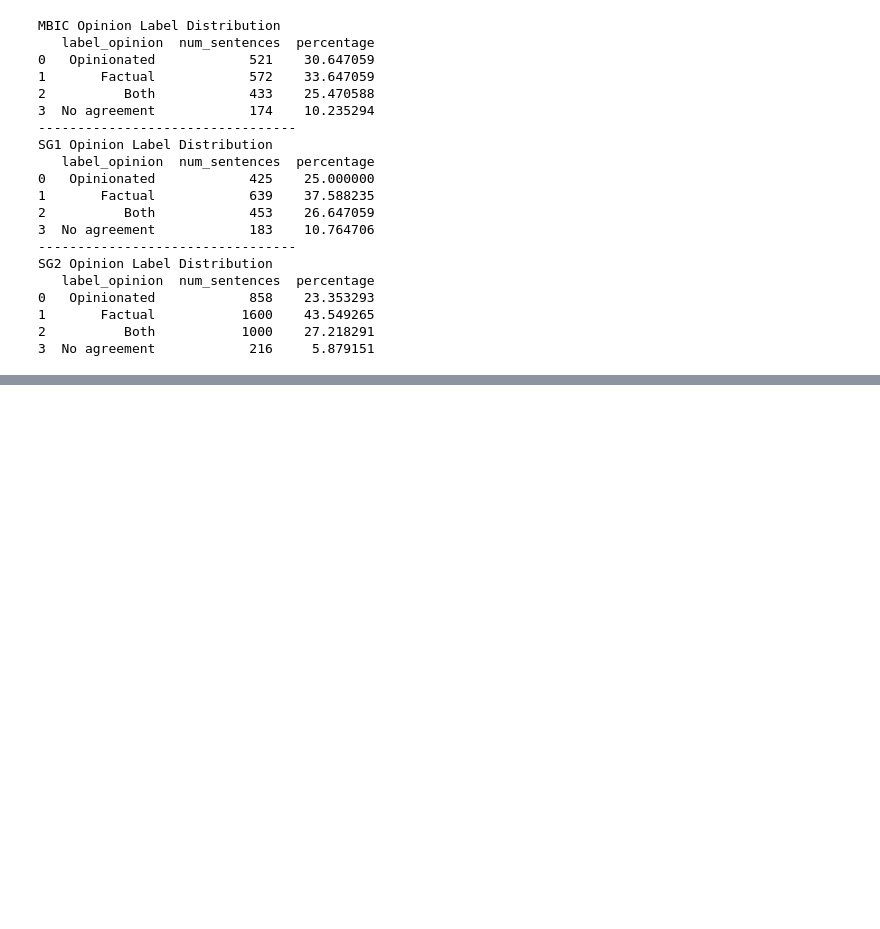
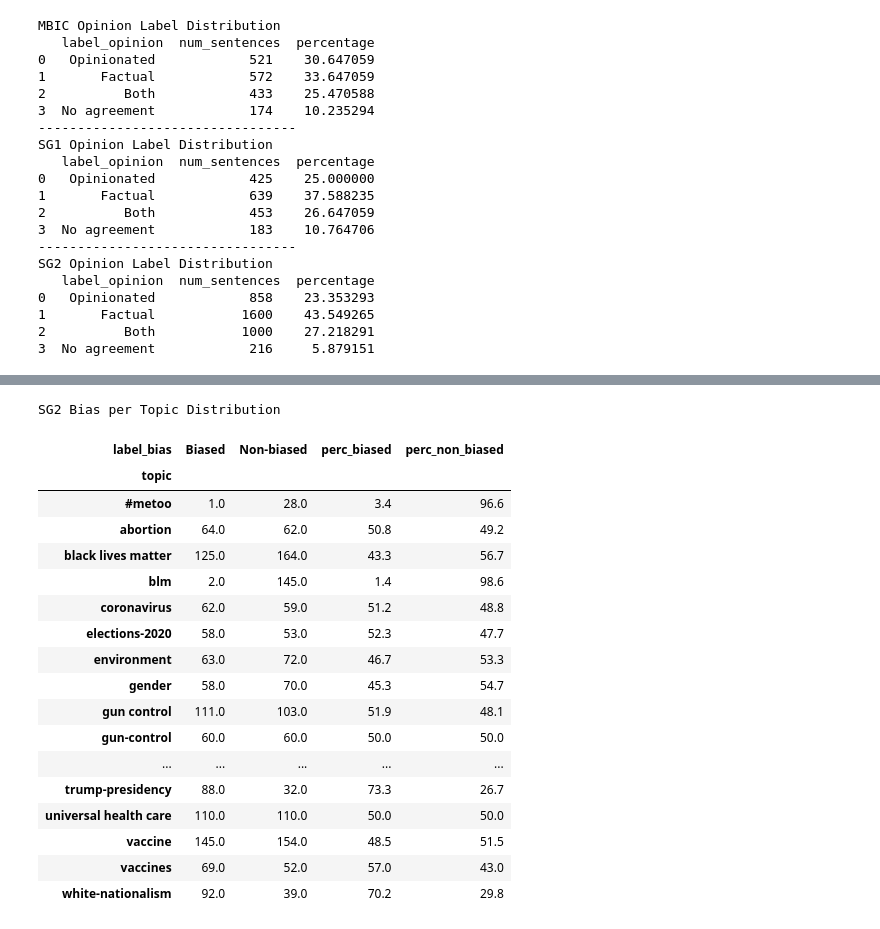
Before and after one commit to Media-Bias-Group/Neural-Media-Bias-Detection-Using-Distant-Supervision-With-BABE, a Jupyter notebook: data_set_evaluation.ipynb, the cells around one changed output, grey strips where cells are left out. Drawn from its saved outputs; the diff is of its cells as text; code cells hidden in the pictures; blank space fills up the shorter version.

```diff
--- a/data_set_evaluation.ipynb
+++ b/data_set_evaluation.ipynb
@@ -254,0 +327,35 @@ SG2 Opinion Label Distribution
+# %%
+#SG2
+bias_topic_obs_SG2 = SG2.groupby(['topic','label_bias'])[['text']].count()
+bias_topic_obs_SG2 = bias_topic_obs_SG2.reset_index()
+bias_topic_obs_SG2 = bias_topic_obs_SG2.rename(columns={"text": "num_sentences"})
+
+bias_topic_SG2 = bias_topic_obs_SG2.pivot(index='topic', columns='label_bias', values='num_sentences') #create pivot table
+bias_topic_SG2 = bias_topic_SG2[['Biased',"Non-biased"]]
+bias_topic_SG2['Total_annotations'] = bias_topic_SG2['Biased'] + bias_topic_SG2['Non-biased'] #calculate total annotations
+bias_topic_SG2['perc_biased'] = round((bias_topic_SG2['Biased'] / bias_topic_SG2['Total_annotations']) * 100,1)
+bias_topic_SG2['perc_non_biased'] = round((bias_topic_SG2['Non-biased'] / bias_topic_SG2['Total_annotations']) * 100,1)
+
+print("SG2 Bias per Topic Distribution")
+bias_topic_SG2 = bias_topic_SG2[['Biased','Non-biased','perc_biased','perc_non_biased']]
+bias_topic_SG2
+# %% [output]
+SG2 Bias per Topic Distribution
+| label_bias | Biased | Non-biased | perc_biased | perc_non_biased |
+| topic |  |  |  |  |
+| #metoo | 1.0 | 28.0 | 3.4 | 96.6 |
+| abortion | 64.0 | 62.0 | 50.8 | 49.2 |
+| black lives matter | 125.0 | 164.0 | 43.3 | 56.7 |
+| blm | 2.0 | 145.0 | 1.4 | 98.6 |
+| coronavirus | 62.0 | 59.0 | 51.2 | 48.8 |
+| elections-2020 | 58.0 | 53.0 | 52.3 | 47.7 |
+| environment | 63.0 | 72.0 | 46.7 | 53.3 |
+| gender | 58.0 | 70.0 | 45.3 | 54.7 |
+| gun control | 111.0 | 103.0 | 51.9 | 48.1 |
+| gun-control | 60.0 | 60.0 | 50.0 | 50.0 |
+| ... | ... | ... | ... | ... |
+| trump-presidency | 88.0 | 32.0 | 73.3 | 26.7 |
+| universal health care | 110.0 | 110.0 | 50.0 | 50.0 |
+| vaccine | 145.0 | 154.0 | 48.5 | 51.5 |
+| vaccines | 69.0 | 52.0 | 57.0 | 43.0 |
+| white-nationalism | 92.0 | 39.0 | 70.2 | 29.8 |
```
Also changed, not shown: parts of 17 cells of this notebook.
